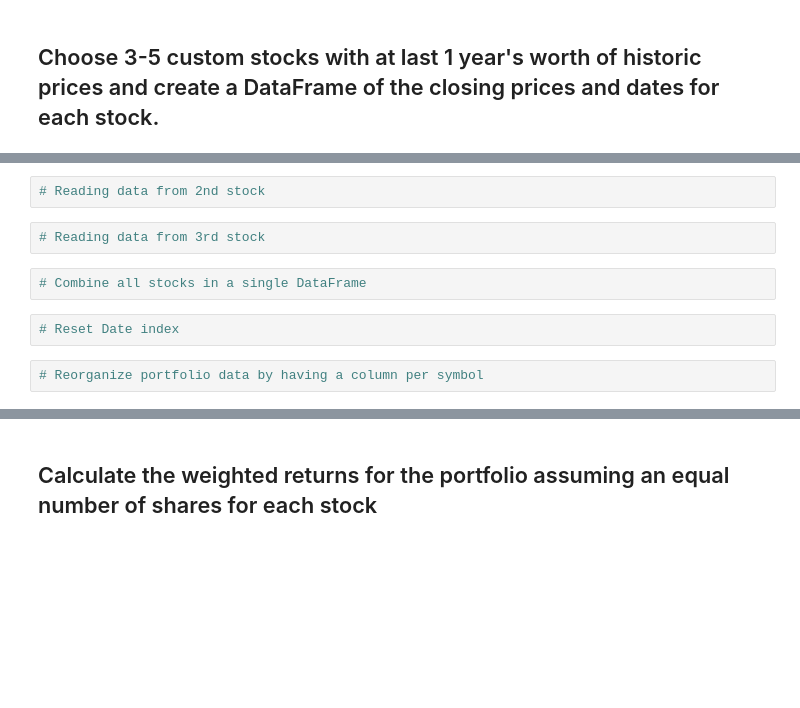
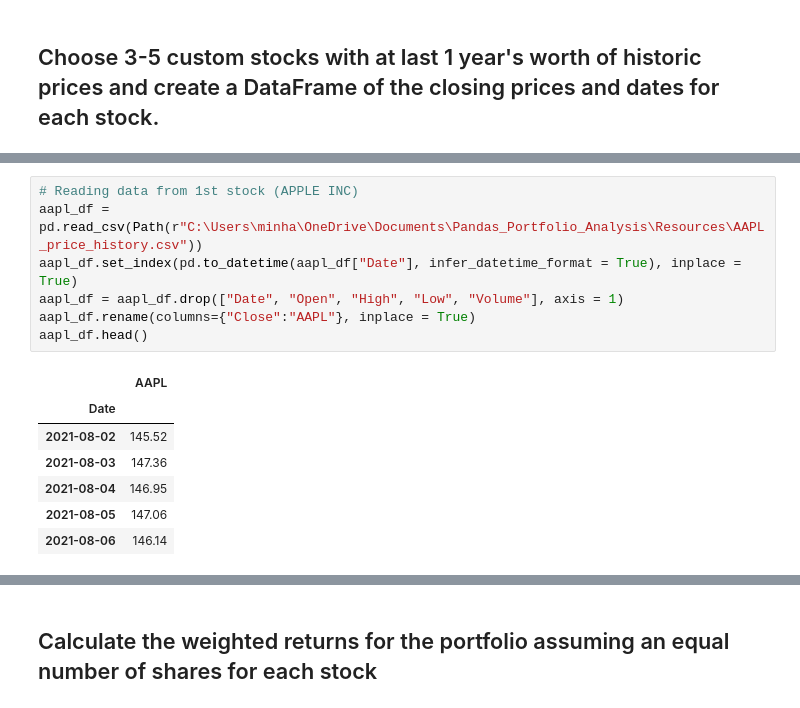
Before and after one commit to Mun-Min/Pandas_Portfolio_Analysis, a Jupyter notebook: main.ipynb, the cells around one changed output, grey strips where cells are left out. Cells and saved outputs as stored; diff of their text form; blank space fills up the shorter version.

```diff
--- a/main.ipynb
+++ b/main.ipynb
@@ -383,10 +381,15 @@ In this section, you will build your own portfolio of stocks, calculate the retu
-# %%
-# Reading data from 2nd stock
-# %%
-# Reading data from 3rd stock
-# %%
-# Combine all stocks in a single DataFrame
-# %%
-# Reset Date index
-# %%
-# Reorganize portfolio data by having a column per symbol
+# %%
+# Reading data from 1st stock (APPLE INC)
+aapl_df = pd.read_csv(Path(r"C:\Users\minha\OneDrive\Documents\Pandas_Portfolio_Analysis\Resources\AAPL_price_history.csv"))
+aapl_df.set_index(pd.to_datetime(aapl_df["Date"], infer_datetime_format = True), inplace = True)
+aapl_df = aapl_df.drop(["Date", "Open", "High", "Low", "Volume"], axis = 1)
+aapl_df.rename(columns={"Close":"AAPL"}, inplace = True)
+aapl_df.head()
+# %% [output]
+|  | AAPL |
+| Date |  |
+| 2021-08-02 | 145.52 |
+| 2021-08-03 | 147.36 |
+| 2021-08-04 | 146.95 |
+| 2021-08-05 | 147.06 |
+| 2021-08-06 | 146.14 |
```
Also changed, not shown: parts of 8 cells of this notebook, 4 other files.
